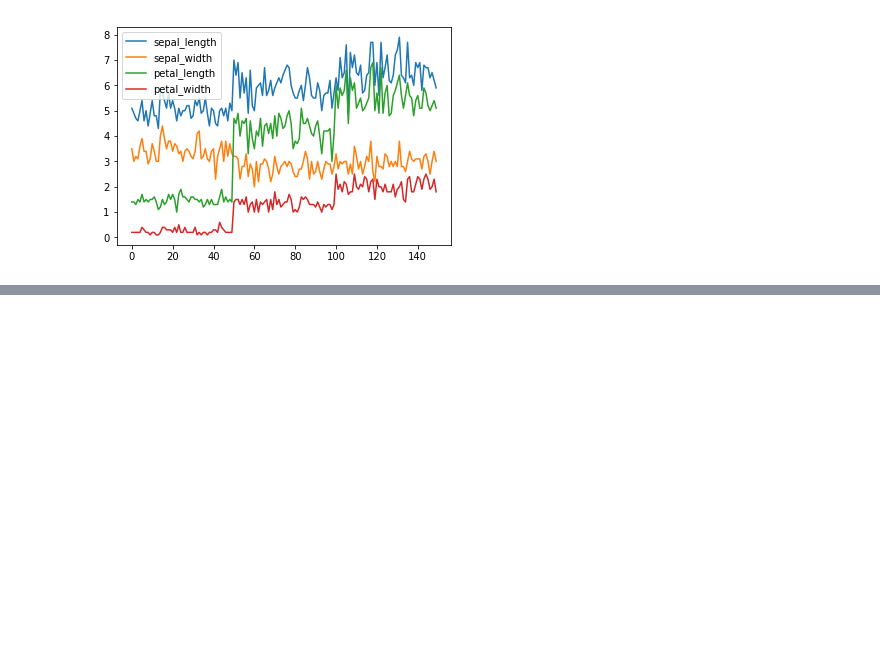
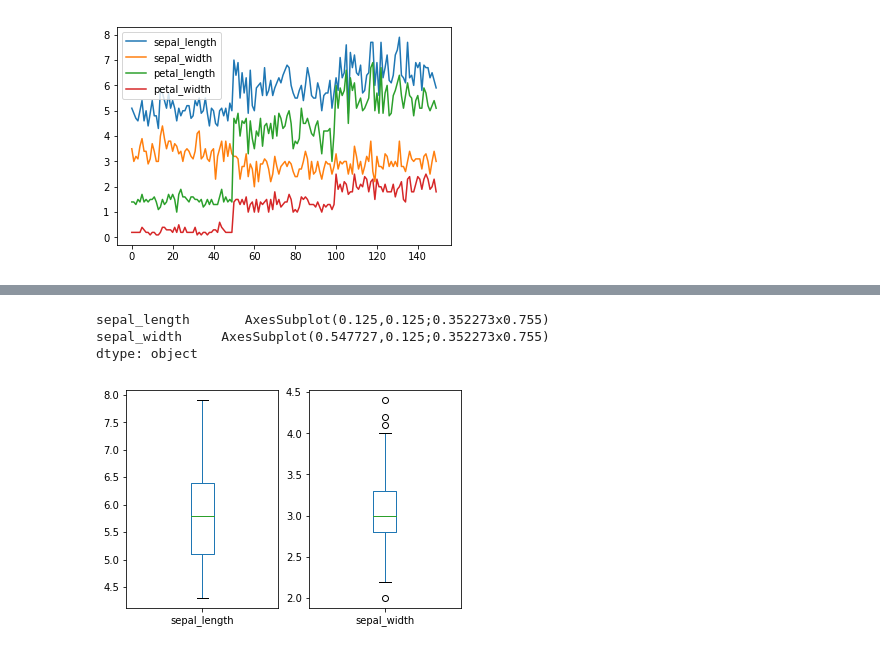
Before and after one commit to xenakas/py_projects, a Jupyter notebook: pandas.ipynb, the cells around one changed output, grey strips where cells are left out. Cells and saved outputs as stored; diff of their text form; code cells hidden in the pictures; blank space fills up the shorter version.

```diff
--- a/pandas.ipynb
+++ b/pandas.ipynb
@@ -177,0 +201,7 @@ NameError: name 'x' is not defined
+# %%
+df_iris[['sepal_length', 'sepal_width']].plot(subplots=True, kind='box')
+# %% [output]
+sepal_length       AxesSubplot(0.125,0.125;0.352273x0.755)
+sepal_width     AxesSubplot(0.547727,0.125;0.352273x0.755)
+dtype: object
+[figure, added]
```
Also changed, not shown: parts of 8 cells of this notebook.
